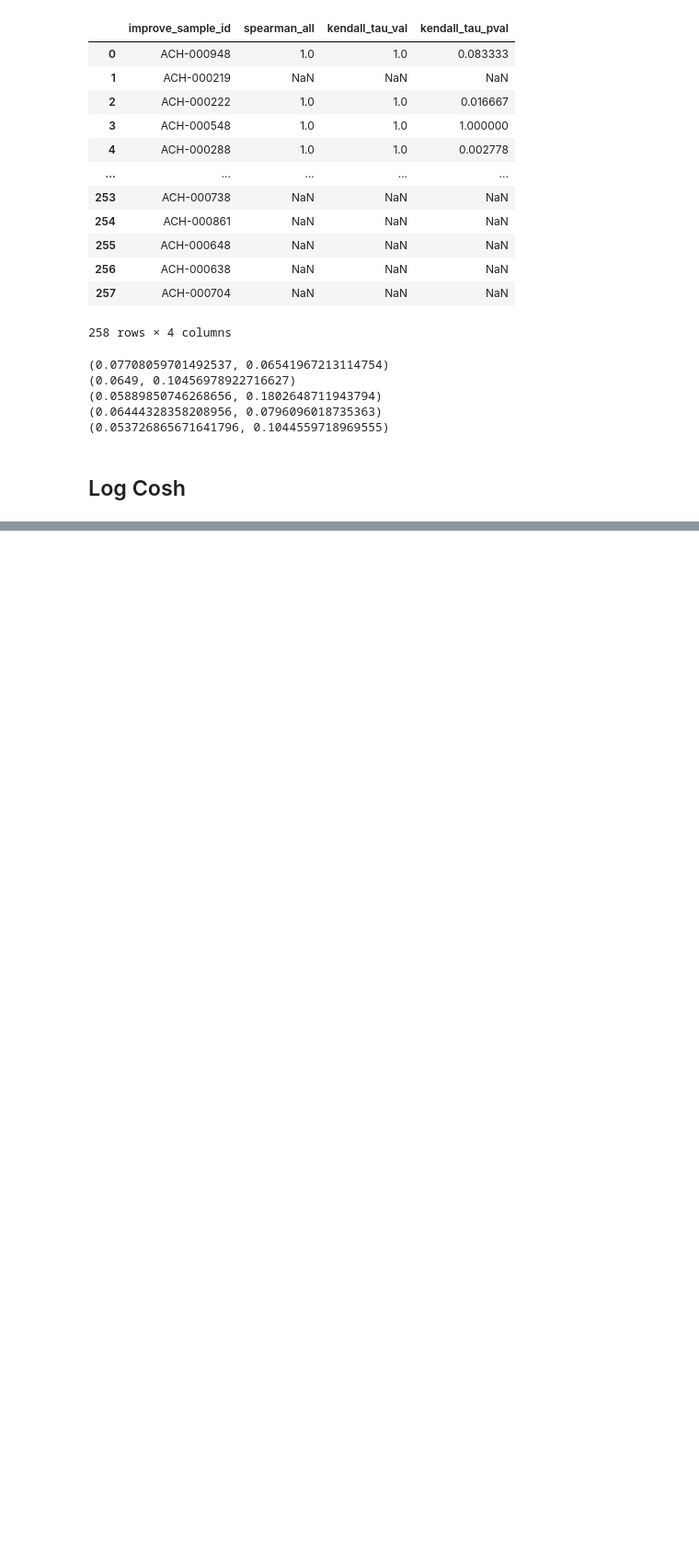
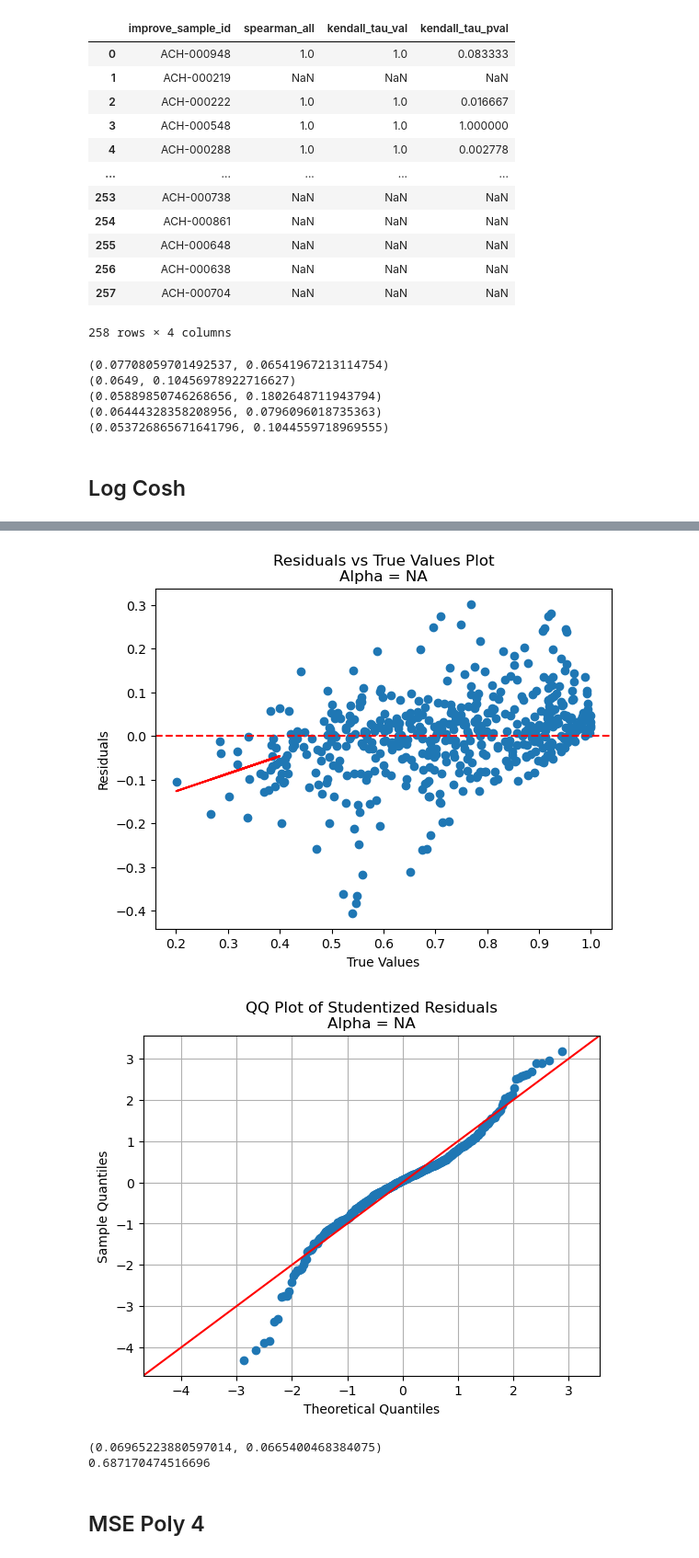
Before and after one commit to JDACS4C-IMPROVE/Scratch, a Jupyter notebook: alt-scores/mae_poly.ipynb, the cells around one changed output, grey strips where cells are left out. Shown at 92% size. Cells and saved outputs as stored; diff of their text form; code cells hidden in the pictures; blank space fills up the shorter version.

```diff
--- a/alt-scores/mae_poly.ipynb
+++ b/alt-scores/mae_poly.ipynb
@@ -644,0 +690,6 @@ Name: auc_true, Length: 494, dtype: int64
+# %%
+folder = os.path.join(data, "msep0")
+os.listdir(folder)
+test_msep0 = pd.read_csv(os.path.join(folder, "test_y_data_predicted_msep0.csv"))
+all_dfs["MSE Base"] = test_msep0
+test_msep0
@@ -644,0 +710,14 @@ Name: auc_true, Length: 494, dtype: int64
+# %%
+res_v_true(test_msep0, "NA", 0.4)
+qqres_plot(test_msep0, "NA")
+# %% [output]
+[figure, added]
+[figure, added]
+# %%
+print(mae_calc_thresh(test_msep0, 0.5))
+print(f_beta_wrapper(test_msep0, 0.5, 4))
+# %% [output]
+(0.06965223880597014, 0.0665400468384075)
+0.687170474516696
+# %% [markdown]
+## MSE Poly 4
```
Also changed, not shown: parts of 30 cells of this notebook.
